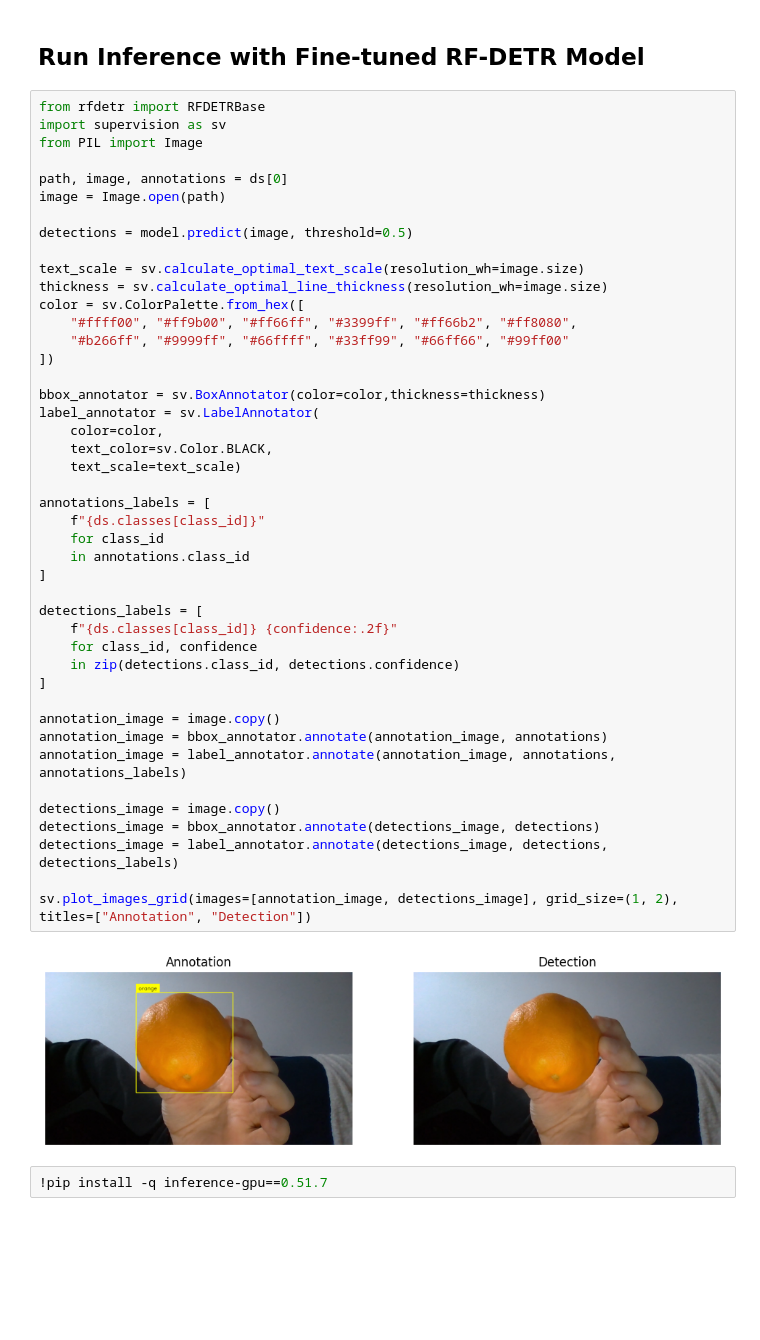
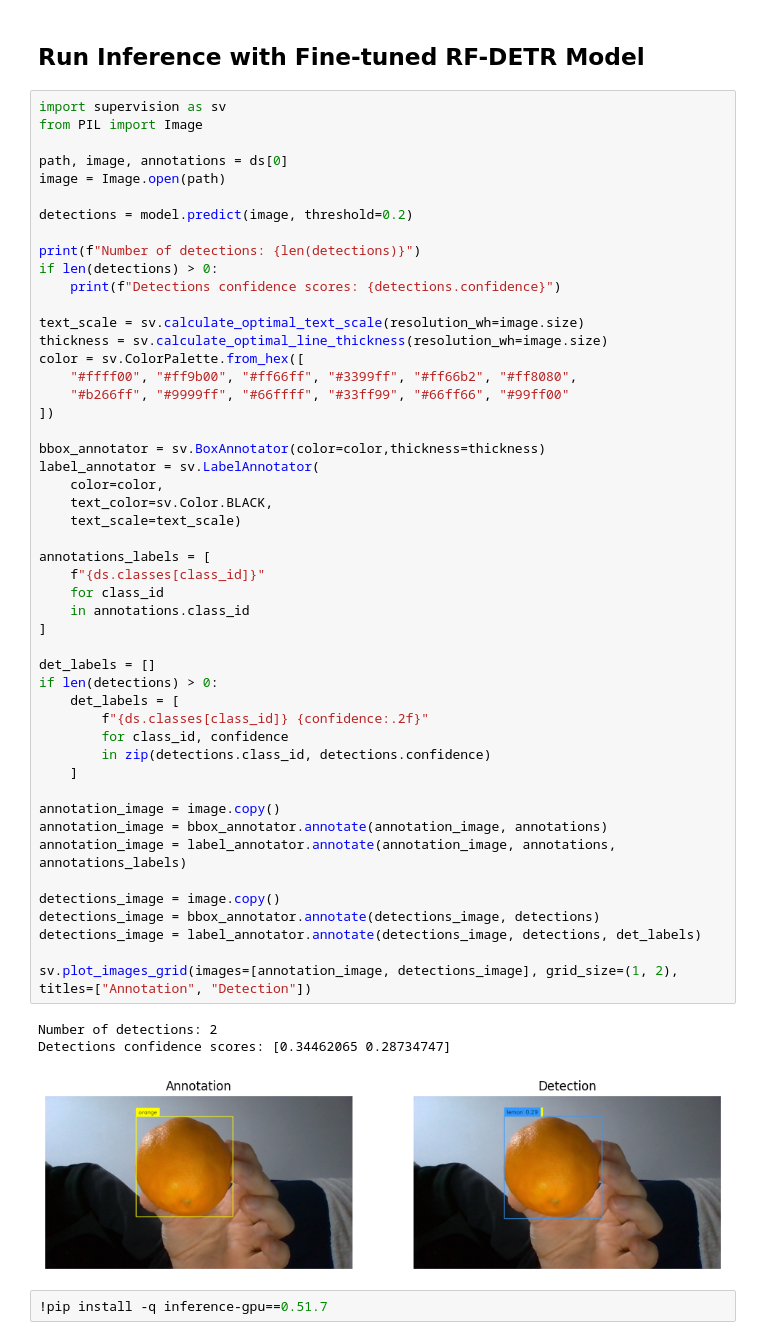
Before and after one commit to Cado87/RF-DETR-Play, a Jupyter notebook: how-to-finetune-rf-detr-on-detection-dataset.ipynb, the cells around one changed output. Cells and saved outputs as stored; diff of their text form; blank space fills up the shorter version.

Commit message:
Reducing threshold

```diff
--- a/how-to-finetune-rf-detr-on-detection-dataset.ipynb
+++ b/how-to-finetune-rf-detr-on-detection-dataset.ipynb
@@ -459,51 +459,58 @@ Average Precision (AP) @[ IoU=0.50:0.95 | area= large | maxDets=100 ]
 # %% [markdown]
 ## Run Inference with Fine-tuned RF-DETR Model
 # %%
-from rfdetr import RFDETRBase
 import supervision as sv
 from PIL import Image
 
 path, image, annotations = ds[0]
 image = Image.open(path)
 
-detections = model.predict(image, threshold=0.5)
+detections = model.predict(image, threshold=0.2)
+
+print(f"Number of detections: {len(detections)}")
+if len(detections) > 0:
+    print(f"Detections confidence scores: {detections.confidence}")
 
 text_scale = sv.calculate_optimal_text_scale(resolution_wh=image.size)
 thickness = sv.calculate_optimal_line_thickness(resolution_wh=image.size)
 color = sv.ColorPalette.from_hex([
     "#ffff00", "#ff9b00", "#ff66ff", "#3399ff", "#ff66b2", "#ff8080",
     "#b266ff", "#9999ff", "#66ffff", "#33ff99", "#66ff66", "#99ff00"
 ])
 
 bbox_annotator = sv.BoxAnnotator(color=color,thickness=thickness)
 label_annotator = sv.LabelAnnotator(
     color=color,
     text_color=sv.Color.BLACK,
     text_scale=text_scale)
 
 annotations_labels = [
     f"{ds.classes[class_id]}"
     for class_id
     in annotations.class_id
 ]
 
-detections_labels = [
-    f"{ds.classes[class_id]} {confidence:.2f}"
-    for class_id, confidence
-    in zip(detections.class_id, detections.confidence)
-]
+det_labels = []
+if len(detections) > 0:
+    det_labels = [
+        f"{ds.classes[class_id]} {confidence:.2f}"
+        for class_id, confidence
+        in zip(detections.class_id, detections.confidence)
+    ]
 
 annotation_image = image.copy()
 annotation_image = bbox_annotator.annotate(annotation_image, annotations)
 annotation_image = label_annotator.annotate(annotation_image, annotations, annotations_labels)
 
 detections_image = image.copy()
 detections_image = bbox_annotator.annotate(detections_image, detections)
-detections_image = label_annotator.annotate(detections_image, detections, detections_labels)
+detections_image = label_annotator.annotate(detections_image, detections, det_labels)
 
 sv.plot_images_grid(images=[annotation_image, detections_image], grid_size=(1, 2), titles=["Annotation", "Detection"])
 # %% [output]
+Number of detections: 2
+Detections confidence scores: [0.34462065 0.28734747]
-[figure, old version]
+[figure, new version]
 # %%
 !pip install -q inference-gpu==0.51.7
 # %% [output]
```
